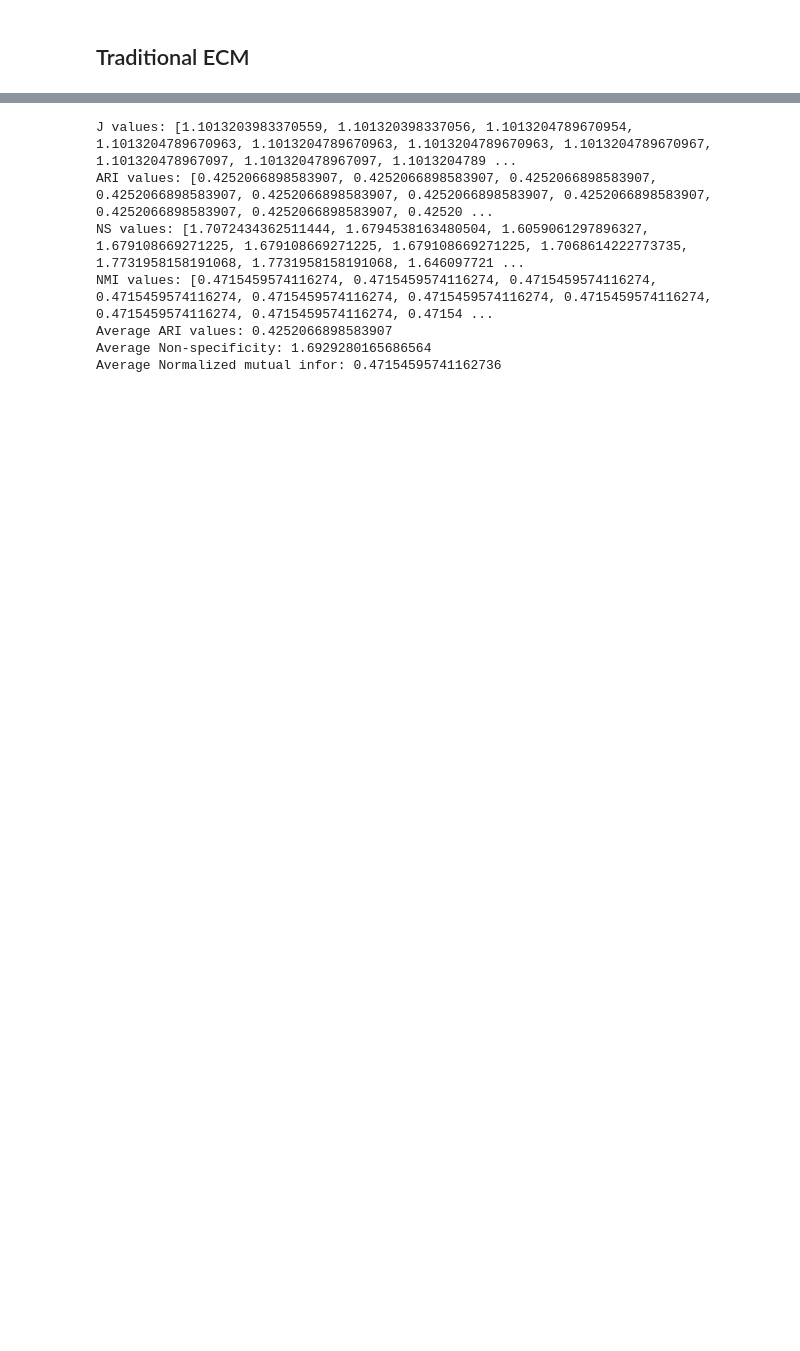
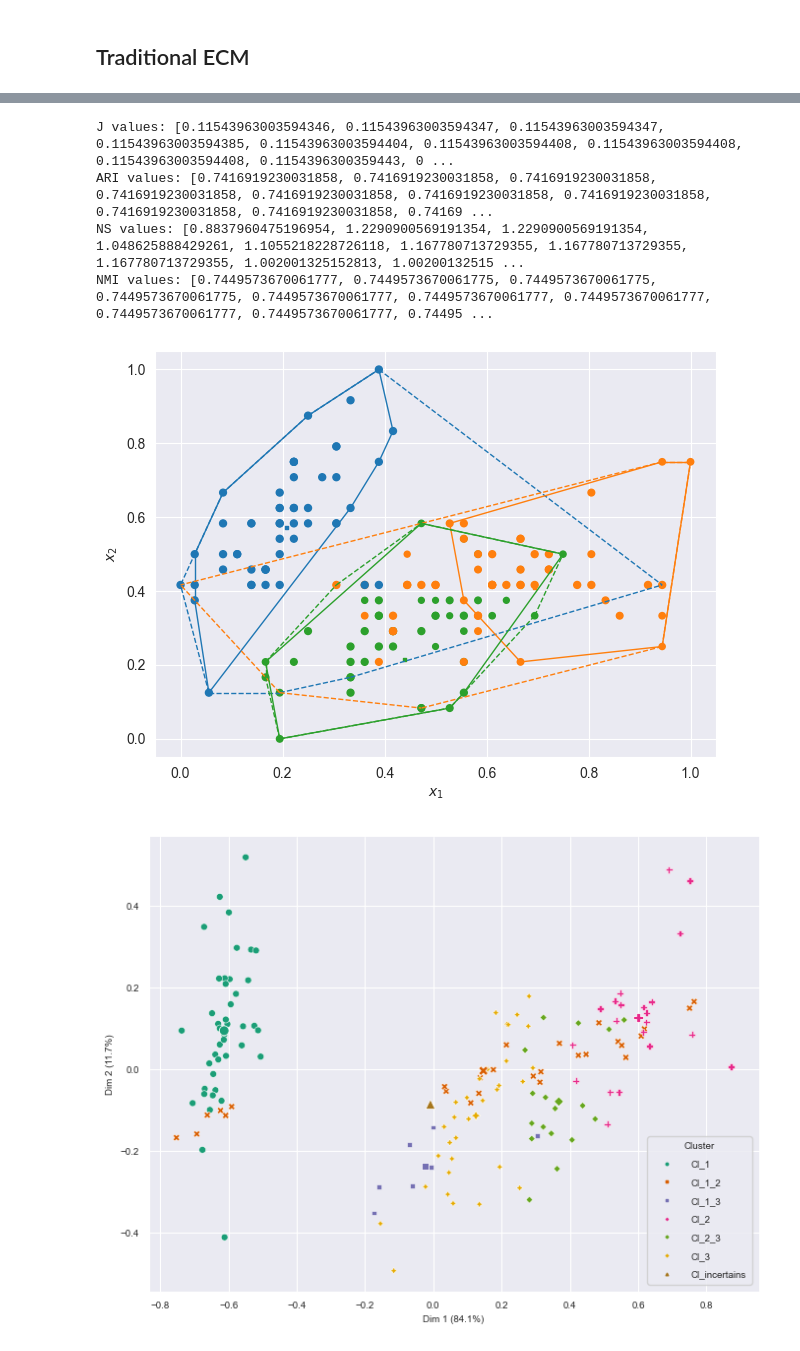
Before and after one commit to tridogithub/evclust, a Jupyter notebook: docs/internship/wecm_iris.ipynb, the cells around one changed output, grey strips where cells are left out. Saved outputs shown, nothing was run; the diff lists cells and outputs as text; code cells hidden in the pictures; blank space fills up the shorter version.

```diff
--- a/docs/internship/wecm_iris.ipynb
+++ b/docs/internship/wecm_iris.ipynb
@@ -96,29 +106,15 @@ Center: [[4.96305904 3.34530196 1.49236733 0.24663939]
 # %%
 # %%capture
 # Weighted ECM clustering
-model_list = np.array([])
+wecm_models = np.array([])
 c = 3
 d = X.shape[1]
+delta = np.sqrt(20)
 for i in range(10):
-    W = np.ones((c, d)) * (1/d)
-    # W = None
-    g0 = None
-    delta = np.sqrt(20)
-    model = wecm(x=X, c=c, g0=g0, W=W, beta=2, alpha=1, delta=delta, epsi=1e-3, ntrials=1, init="kmeans", stopping_factor="center")
-    model_list = np.append(model_list, model)
+    model = wecm(x=X, c=c, beta=2, alpha=1, delta=delta)
+    wecm_models = np.append(wecm_models, model)
 
-model_list = sorted(model_list, key=lambda model: model['crit'])
-
-# ARIs
-true_labels = numeric_labels
-predicted_labels_list = list(map(lambda model: np.argmax(model['betp'], axis=1), model_list))
-ari_list = [adjusted_rand_score(true_labels, predicted_labels) for predicted_labels in predicted_labels_list]
-
-# Non-specificity values of top 10
-top_NS = [calculate_non_specificity(model, verbose=False) for model in model_list]
-
-# Normalize mutual infor scores
-NMIs = [normalized_mutual_info_score(true_labels, predicted_labels) for predicted_labels in predicted_labels_list]
+wecm_models = sorted(wecm_models, key=lambda model: model['crit'])
 # %% [output]
 Initial weights:
  [[0.25 0.25 0.25 0.25]
@@ -140,17 +136,9 @@ Initial prototypes:
 # %%
-
-print(f"J values: {[x['crit'] for x in model_list]}")
-print(f"ARI values: {ari_list}")
-print(f"NS values: {top_NS}")
-print(f"NMI values: {NMIs}")
-print(f"Average ARI values: {np.mean(ari_list)}")
-print(f"Average Non-specificity: {np.mean(top_NS)}")
-print(f"Average Normalized mutual infor: {np.mean(NMIs)}")
+display_results(wecm_models, numeric_labels)
 # %% [output]
-J values: [1.1013203983370559, 1.101320398337056, 1.1013204789670954, 1.1013204789670963, 1.1013204789670963, 1.1013204789670963, 1.1013204789670967, 1.101320478967097, 1.101320478967097, 1.1013204789 ...
-ARI values: [0.4252066898583907, 0.4252066898583907, 0.4252066898583907, 0.4252066898583907, 0.4252066898583907, 0.4252066898583907, 0.4252066898583907, 0.4252066898583907, 0.4252066898583907, 0.42520 ...
-NS values: [1.7072434362511444, 1.6794538163480504, 1.6059061297896327, 1.679108669271225, 1.679108669271225, 1.679108669271225, 1.7068614222773735, 1.7731958158191068, 1.7731958158191068, 1.646097721 ...
-NMI values: [0.4715459574116274, 0.4715459574116274, 0.4715459574116274, 0.4715459574116274, 0.4715459574116274, 0.4715459574116274, 0.4715459574116274, 0.4715459574116274, 0.4715459574116274, 0.47154 ...
-Average ARI values: 0.4252066898583907
-Average Non-specificity: 1.6929280165686564
-Average Normalized mutual infor: 0.47154595741162736
+J values: [0.11543963003594346, 0.11543963003594347, 0.11543963003594347, 0.11543963003594385, 0.11543963003594404, 0.11543963003594408, 0.11543963003594408, 0.11543963003594408, 0.1154396300359443, 0 ...
+ARI values: [0.7416919230031858, 0.7416919230031858, 0.7416919230031858, 0.7416919230031858, 0.7416919230031858, 0.7416919230031858, 0.7416919230031858, 0.7416919230031858, 0.7416919230031858, 0.74169 ...
+NS values: [0.8837960475196954, 1.2290900569191354, 1.2290900569191354, 1.048625888429261, 1.1055218228726118, 1.167780713729355, 1.167780713729355, 1.167780713729355, 1.002001325152813, 1.00200132515 ...
+NMI values: [0.7449573670061777, 0.7449573670061775, 0.7449573670061775, 0.7449573670061775, 0.7449573670061777, 0.7449573670061777, 0.7449573670061777, 0.7449573670061777, 0.7449573670061777, 0.74495 ...
+[figure, added]
+[figure, added]
```
Also changed, not shown: parts of 10 cells of this notebook, 1 other file.
